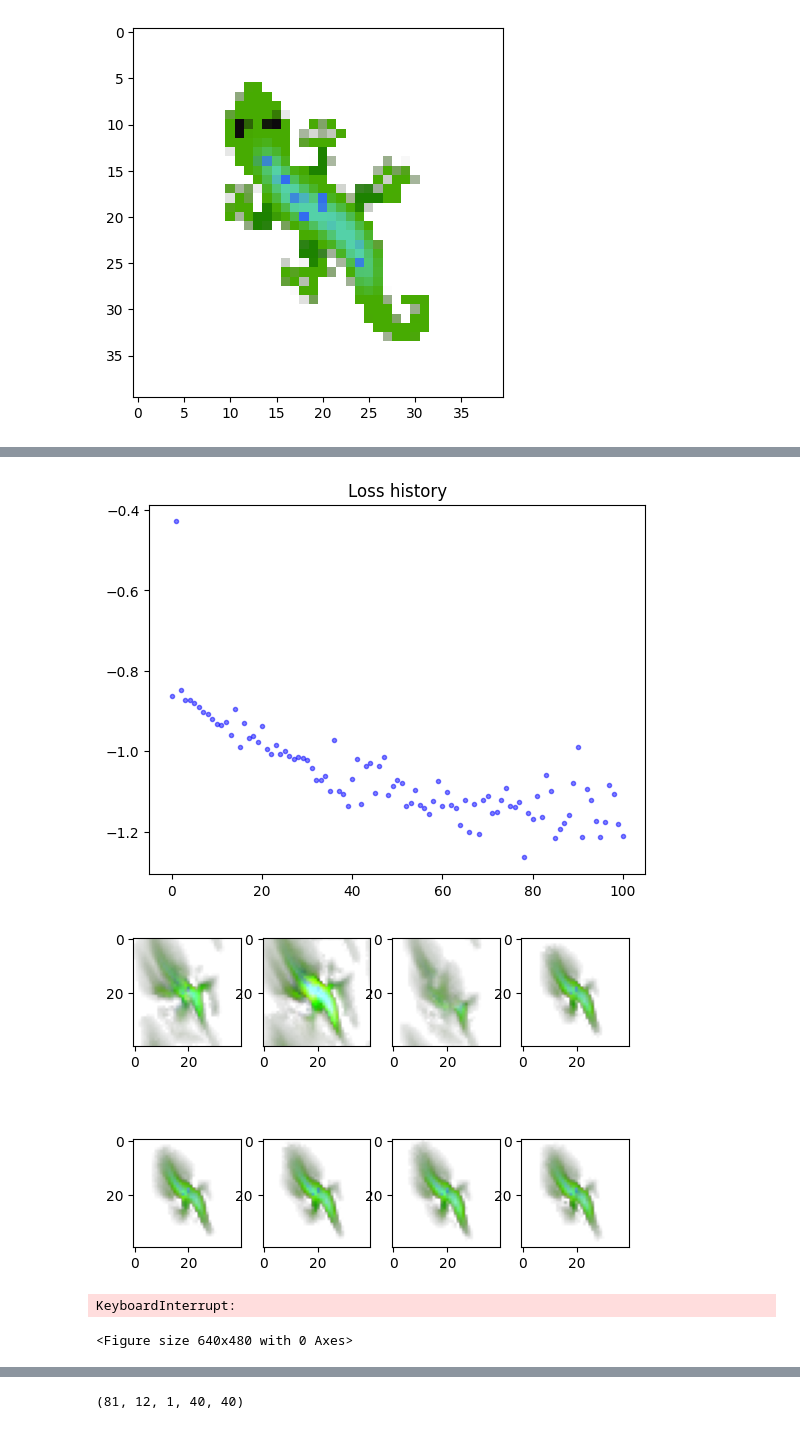
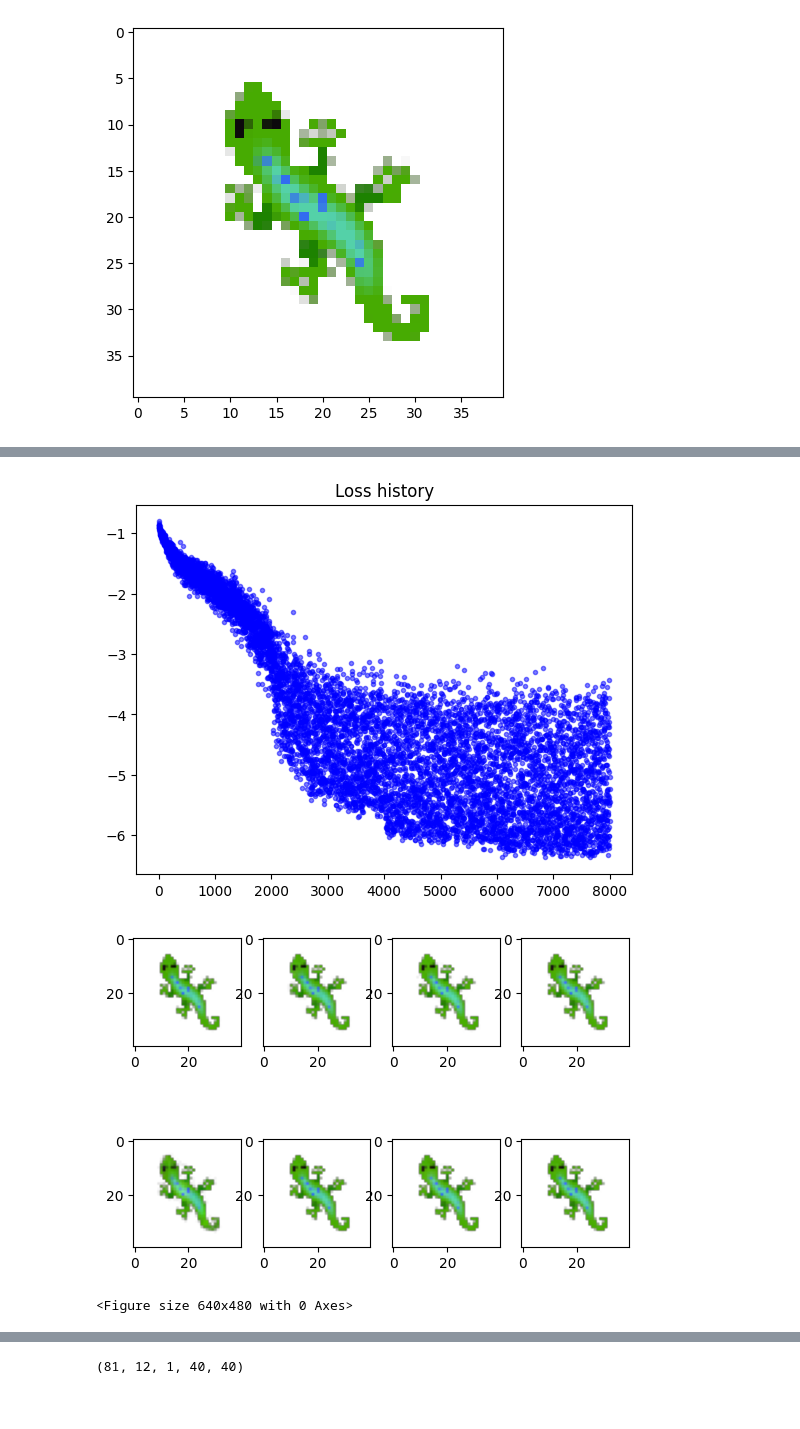
Before and after one commit to lshofsl/Thesis, a Jupyter notebook: NCA_w_RAmod.ipynb, the cells around one changed output, grey strips where cells are left out. Saved outputs shown, nothing was run; the diff lists cells and outputs as text; code cells hidden in the pictures.

```diff
--- a/NCA_w_RAmod.ipynb
+++ b/NCA_w_RAmod.ipynb
@@ -202,7 +202,7 @@ for i in range(TRAINING_ITERS + 1):
 
       current_x = torch.from_numpy(x0_np).to(DEVICE)
 
-    itters = random.randrange(64, 94)
+    itters = random.randrange(32, 93)
     mu_phys_val = torch.nn.functional.softplus(nca.mu).item() + 1e-4
     betar_phys_val = torch.nn.functional.softplus(nca.g0).item() + 1e-4
     target_r = np.sqrt(mu_phys_val / betar_phys_val)
@@ -271,37 +271,36 @@ for i in range(TRAINING_ITERS + 1):
 
         utils.show_batch(current_x[2:10])
         plt.show(block=False)
 
         plt.clf()
 
         # Log physical parameters & FiLM dynamics
         mu_log.append(torch.nn.functional.softplus(nca.mu).item())
         omega_log.append((nca.omega).item())
         g0_log.append(torch.nn.functional.softplus(nca.g0).item())
         c_log.append((nca.c).item())
         K_r_log.append(torch.nn.functional.softplus(nca.Kr).item())
         K_i_log.append((nca.Ki).item())
         beta_d_log.append(torch.nn.functional.softplus(nca.raw_beta_d).item())
         kappa_log.append(torch.nn.functional.softplus(nca.raw_kappa).item())
         log_iters.append(i)
 
         film_gamma_means.append(gamma_val.mean().item())
         film_gamma_stds.append(gamma_val.std().item())
         film_beta_means.append(beta_film_val.mean().item())
         film_beta_stds.append(beta_film_val.std().item())
 
         # Sample spatial states
         a.append(current_x[:, 16:17].detach().cpu().numpy())
         b.append(current_x[:, 17:18].detach().cpu().numpy())
         d.append(current_x[:, 18:19].detach().cpu().numpy())
         first_hiddens.append(current_x[:, 4:8].detach().cpu().numpy())
 
         torch.save(nca.state_dict(), f"Trained_models/{name}.pth")
 # %% [output]
-[figure, old version]
+[figure, new version]
-[figure, old version]
+[figure, new version]
-KeyboardInterrupt:
+<Figure size 640x480 with 0 Axes>
-<Figure size 640x480 with 0 Axes>
 # %%
 fig, axes = plt.subplots(2, 2, figsize=(14, 10))
 fig.suptitle('Learned RA parameter evolution', fontsize=14)
```
Also changed, not shown: parts of 12 cells of this notebook.
